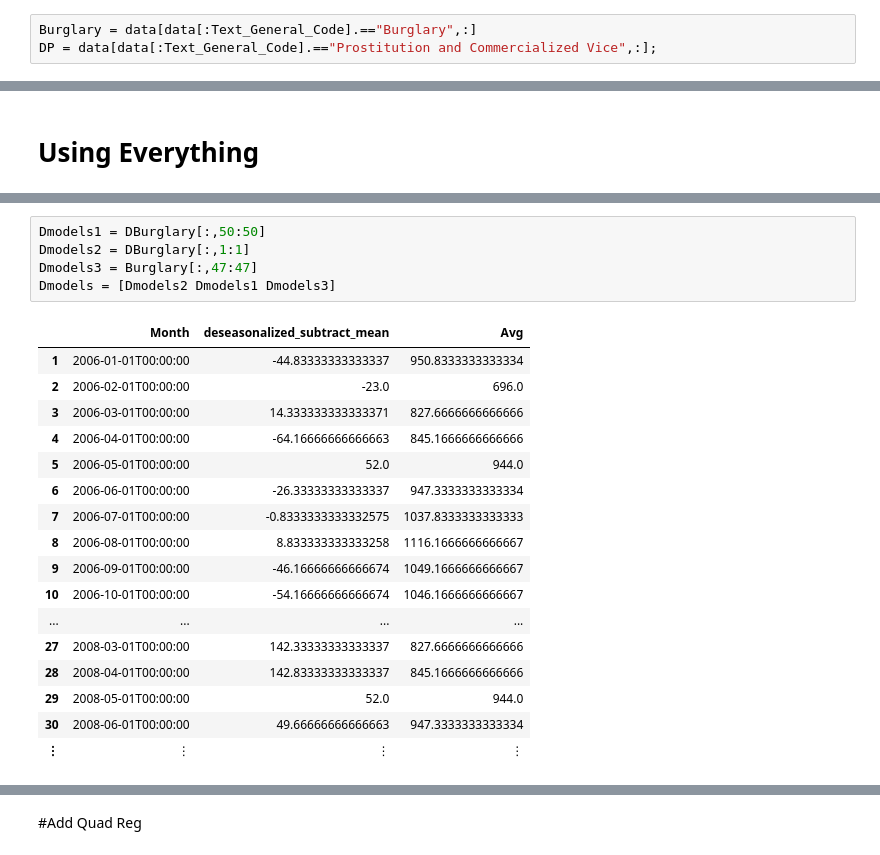
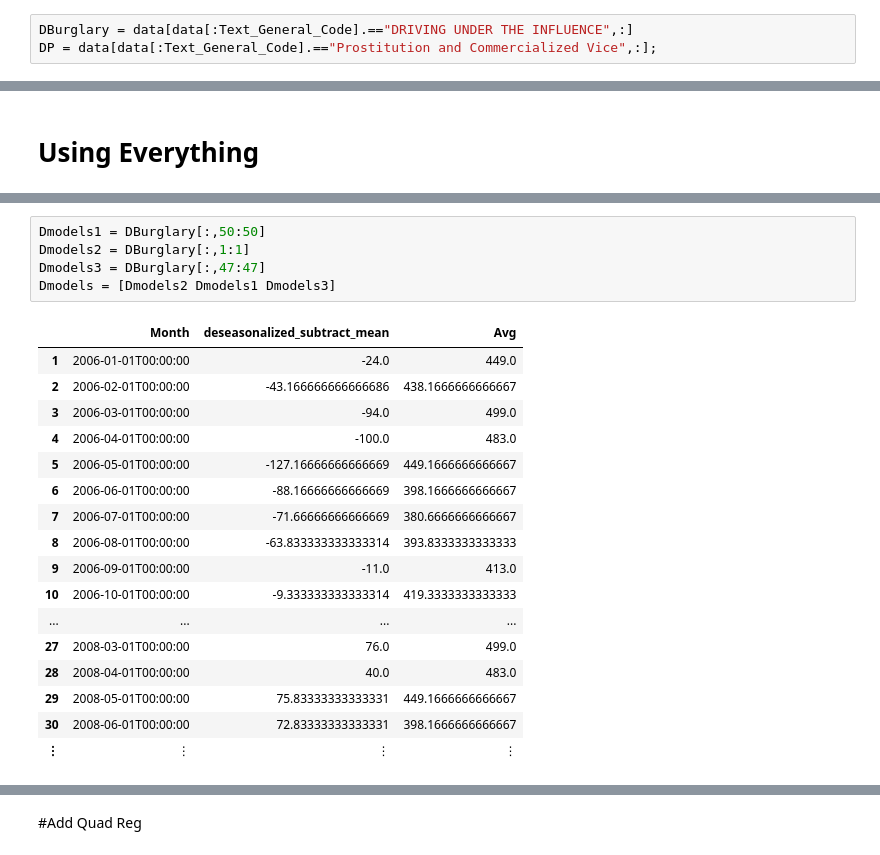
Before and after one commit to rainy0niu/Predicting-Crimes-in-Philadelphia, a Jupyter notebook: project_code/Deseasonalized_Fitting.ipynb, the cells around one changed output, grey strips where cells are left out. Saved outputs shown, nothing was run; the diff lists cells and outputs as text.

```diff
--- a/project_code/Deseasonalized_Fitting.ipynb
+++ b/project_code/Deseasonalized_Fitting.ipynb
@@ -76,7 +76,7 @@ Burglary[:,45]
  0.0
  0.0
 # %%
-Burglary = data[data[:Text_General_Code].=="Burglary",:]
+DBurglary = data[data[:Text_General_Code].=="DRIVING UNDER THE INFLUENCE",:]
 DP = data[data[:Text_General_Code].=="Prostitution and Commercialized Vice",:];
 # %%
 size(DP)
@@ -195,23 +220,23 @@ w₄ = X₄\y₄
 # %%
 Dmodels1 = DBurglary[:,50:50]
 Dmodels2 = DBurglary[:,1:1]
-Dmodels3 = Burglary[:,47:47]
+Dmodels3 = DBurglary[:,47:47]
 Dmodels = [Dmodels2 Dmodels1 Dmodels3]
 # %% [output]
 |  | Month | deseasonalized_subtract_mean | Avg |
-| 1 | 2006-01-01T00:00:00 | -44.83333333333337 | 950.8333333333334 |
-| 2 | 2006-02-01T00:00:00 | -23.0 | 696.0 |
-| 3 | 2006-03-01T00:00:00 | 14.333333333333371 | 827.6666666666666 |
-| 4 | 2006-04-01T00:00:00 | -64.16666666666663 | 845.1666666666666 |
-| 5 | 2006-05-01T00:00:00 | 52.0 | 944.0 |
-| 6 | 2006-06-01T00:00:00 | -26.33333333333337 | 947.3333333333334 |
-| 7 | 2006-07-01T00:00:00 | -0.8333333333332575 | 1037.8333333333333 |
-| 8 | 2006-08-01T00:00:00 | 8.833333333333258 | 1116.1666666666667 |
-| 9 | 2006-09-01T00:00:00 | -46.16666666666674 | 1049.1666666666667 |
-| 10 | 2006-10-01T00:00:00 | -54.16666666666674 | 1046.1666666666667 |
+| 1 | 2006-01-01T00:00:00 | -24.0 | 449.0 |
+| 2 | 2006-02-01T00:00:00 | -43.166666666666686 | 438.1666666666667 |
+| 3 | 2006-03-01T00:00:00 | -94.0 | 499.0 |
+| 4 | 2006-04-01T00:00:00 | -100.0 | 483.0 |
+| 5 | 2006-05-01T00:00:00 | -127.16666666666669 | 449.1666666666667 |
+| 6 | 2006-06-01T00:00:00 | -88.16666666666669 | 398.1666666666667 |
+| 7 | 2006-07-01T00:00:00 | -71.66666666666669 | 380.6666666666667 |
+| 8 | 2006-08-01T00:00:00 | -63.833333333333314 | 393.8333333333333 |
+| 9 | 2006-09-01T00:00:00 | -11.0 | 413.0 |
+| 10 | 2006-10-01T00:00:00 | -9.333333333333314 | 419.3333333333333 |
 | ... | ... | ... | ... |
-| 27 | 2008-03-01T00:00:00 | 142.33333333333337 | 827.6666666666666 |
-| 28 | 2008-04-01T00:00:00 | 142.83333333333337 | 845.1666666666666 |
-| 29 | 2008-05-01T00:00:00 | 52.0 | 944.0 |
-| 30 | 2008-06-01T00:00:00 | 49.66666666666663 | 947.3333333333334 |
+| 27 | 2008-03-01T00:00:00 | 76.0 | 499.0 |
+| 28 | 2008-04-01T00:00:00 | 40.0 | 483.0 |
+| 29 | 2008-05-01T00:00:00 | 75.83333333333331 | 449.1666666666667 |
+| 30 | 2008-06-01T00:00:00 | 72.83333333333331 | 398.1666666666667 |
 | ⋮ | ⋮ | ⋮ | ⋮ |
```
Also changed, not shown: parts of 29 cells of this notebook.
